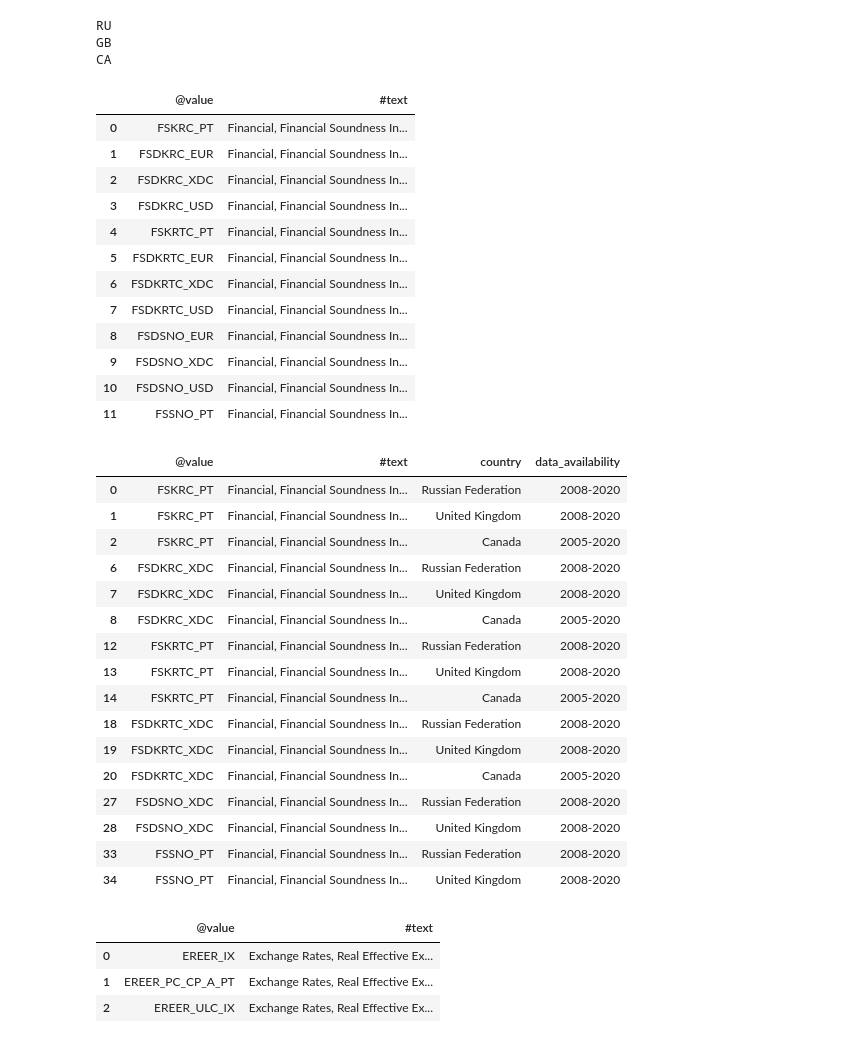
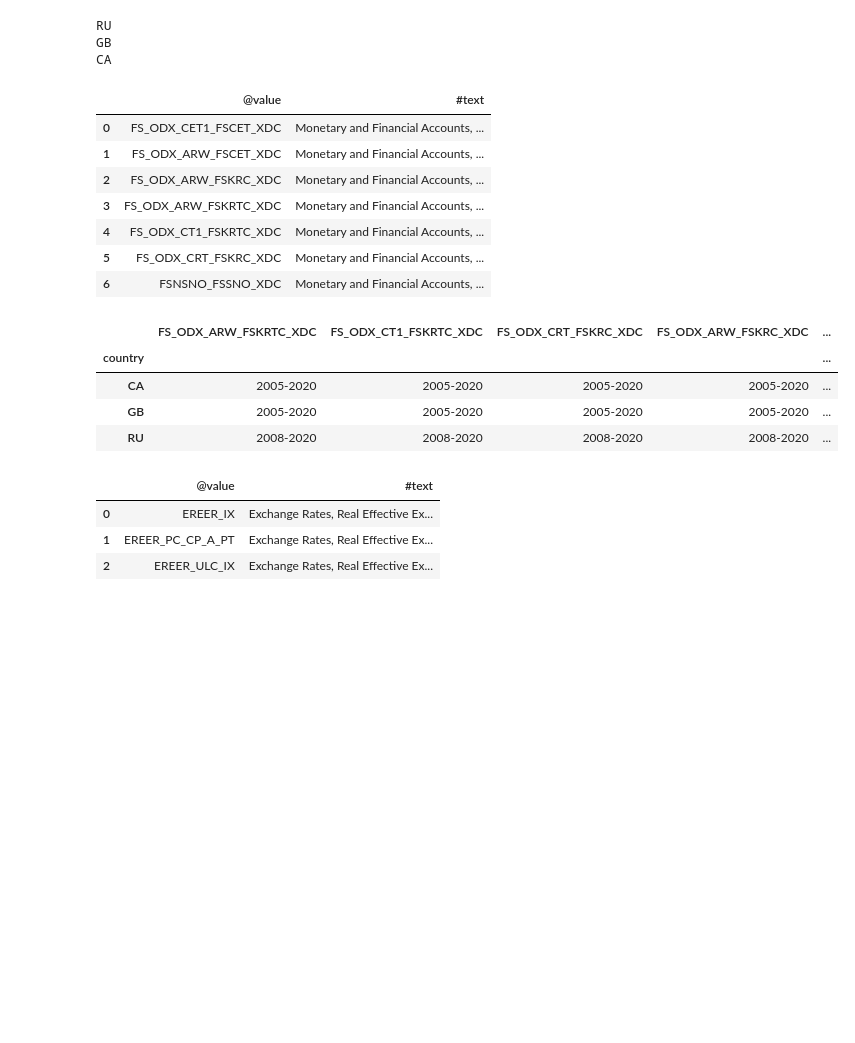
Before and after one commit to vlad-yeghiazaryan/IMF_api, a Jupyter notebook: IMF_data.ipynb, the cells around one changed output. Saved outputs shown, nothing was run; the diff lists cells and outputs as text; code cells hidden in the pictures; blank space fills up the shorter version.

```diff
--- a/IMF_data.ipynb
+++ b/IMF_data.ipynb
@@ -14,43 +14,26 @@ GB
 CA
 # %%
 FSI_api = IMF_API('FSI')
-search = 'capital risk'
+search = 'capital risk Domes'
 FSI_api.indicator_search(search)
 # %% [output]
 |  | @value | #text |
-| 0 | FSKRC_PT | Financial, Financial Soundness In... |
-| 1 | FSDKRC_EUR | Financial, Financial Soundness In... |
-| 2 | FSDKRC_XDC | Financial, Financial Soundness In... |
-| 3 | FSDKRC_USD | Financial, Financial Soundness In... |
-| 4 | FSKRTC_PT | Financial, Financial Soundness In... |
-| 5 | FSDKRTC_EUR | Financial, Financial Soundness In... |
-| 6 | FSDKRTC_XDC | Financial, Financial Soundness In... |
-| 7 | FSDKRTC_USD | Financial, Financial Soundness In... |
-| 8 | FSDSNO_EUR | Financial, Financial Soundness In... |
-| 9 | FSDSNO_XDC | Financial, Financial Soundness In... |
-| 10 | FSDSNO_USD | Financial, Financial Soundness In... |
-| 11 | FSSNO_PT | Financial, Financial Soundness In... |
+| 0 | FS_ODX_CET1_FSCET_XDC | Monetary and Financial Accounts, ... |
+| 1 | FS_ODX_ARW_FSCET_XDC | Monetary and Financial Accounts, ... |
+| 2 | FS_ODX_ARW_FSKRC_XDC | Monetary and Financial Accounts, ... |
+| 3 | FS_ODX_ARW_FSKRTC_XDC | Monetary and Financial Accounts, ... |
+| 4 | FS_ODX_CT1_FSKRTC_XDC | Monetary and Financial Accounts, ... |
+| 5 | FS_ODX_CRT_FSKRC_XDC | Monetary and Financial Accounts, ... |
+| 6 | FSNSNO_FSSNO_XDC | Monetary and Financial Accounts, ... |
 # %%
-results = FSI_api.search_data_availability(search, countries, 2000, 2020, 'Q', sleep_time=1.5)
-results[results['data_availability'] != 'N/A']
+results = FSI_api.search_data_availability(search, countries, 2000, 2020, 'Q')
+results
 # %% [output]
-|  | @value | #text | country | data_availability |
-| 0 | FSKRC_PT | Financial, Financial Soundness In... | Russian Federation | 2008-2020 |
-| 1 | FSKRC_PT | Financial, Financial Soundness In... | United Kingdom | 2008-2020 |
-| 2 | FSKRC_PT | Financial, Financial Soundness In... | Canada | 2005-2020 |
-| 6 | FSDKRC_XDC | Financial, Financial Soundness In... | Russian Federation | 2008-2020 |
-| 7 | FSDKRC_XDC | Financial, Financial Soundness In... | United Kingdom | 2008-2020 |
-| 8 | FSDKRC_XDC | Financial, Financial Soundness In... | Canada | 2005-2020 |
-| 12 | FSKRTC_PT | Financial, Financial Soundness In... | Russian Federation | 2008-2020 |
-| 13 | FSKRTC_PT | Financial, Financial Soundness In... | United Kingdom | 2008-2020 |
-| 14 | FSKRTC_PT | Financial, Financial Soundness In... | Canada | 2005-2020 |
-| 18 | FSDKRTC_XDC | Financial, Financial Soundness In... | Russian Federation | 2008-2020 |
-| 19 | FSDKRTC_XDC | Financial, Financial Soundness In... | United Kingdom | 2008-2020 |
-| 20 | FSDKRTC_XDC | Financial, Financial Soundness In... | Canada | 2005-2020 |
-| 27 | FSDSNO_XDC | Financial, Financial Soundness In... | Russian Federation | 2008-2020 |
-| 28 | FSDSNO_XDC | Financial, Financial Soundness In... | United Kingdom | 2008-2020 |
-| 33 | FSSNO_PT | Financial, Financial Soundness In... | Russian Federation | 2008-2020 |
-| 34 | FSSNO_PT | Financial, Financial Soundness In... | United Kingdom | 2008-2020 |
+|  | FS_ODX_ARW_FSKRTC_XDC | FS_ODX_CT1_FSKRTC_XDC | FS_ODX_CRT_FSKRC_XDC | FS_ODX_ARW_FSKRC_XDC | ... |
+| country |  |  |  |  | ... |
+| CA | 2005-2020 | 2005-2020 | 2005-2020 | 2005-2020 | ... |
+| GB | 2005-2020 | 2005-2020 | 2005-2020 | 2005-2020 | ... |
+| RU | 2008-2020 | 2008-2020 | 2008-2020 | 2008-2020 | ... |
 # %%
 IFS_api = IMF_API('IFS')
 search = 'exchange real effective'
```
Also changed, not shown: parts of 4 cells of this notebook, 3 other files.
